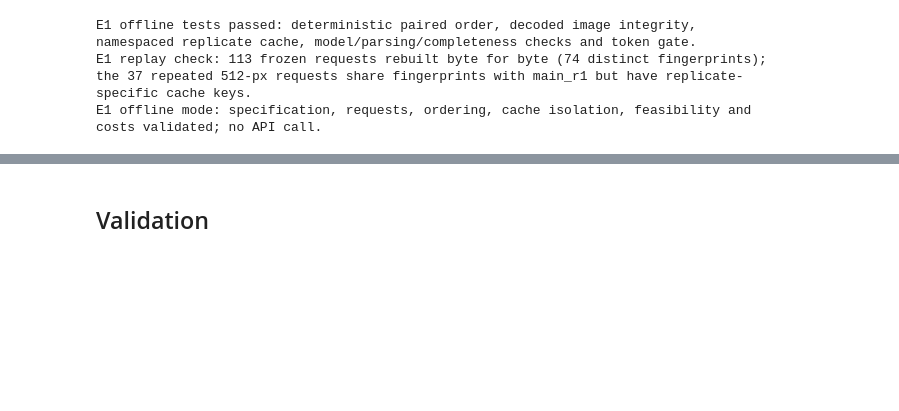
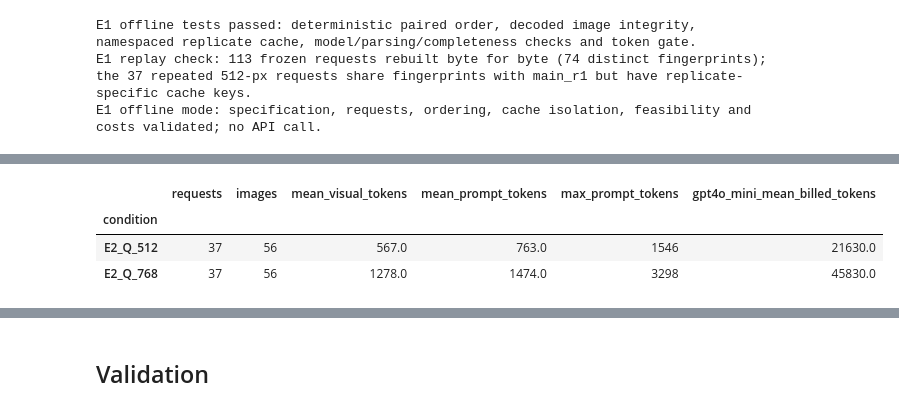
Before and after one commit to ROUSenghak/Multimodal-Document-Intelligence, a Jupyter notebook: notebooks/02_question_answering.ipynb, the cells around one changed output, grey strips where cells are left out. Drawn from its saved outputs; the diff is of its cells as text; code cells hidden in the pictures; blank space fills up the shorter version.

```diff
--- a/notebooks/02_question_answering.ipynb
+++ b/notebooks/02_question_answering.ipynb
@@ -1677,0 +2011,76 @@ E1 offline mode: specification, requests, ordering, cache isolation, feasibility
+# %%
+# Prompt token ids, computed exactly offline. Qwen3VLProcessor renders the chat template, then replaces each <|image_pad|>
+# by as many pads as the image has visual tokens. A provider running the shipped processor reports this count as prompt_tokens.
+def ids_sha256(ids):
+    return hashlib.sha256(json.dumps([int(i) for i in ids]).encode()).hexdigest()
+
+
+def qwen_prompt(messages, grids):
+    text = qwen_tokenizer.apply_chat_template(messages, tokenize=False, add_generation_prompt=True)
+    pieces = text.split(IMAGE_PAD)
+    assert len(pieces) == len(grids) + 1, "one image slot per image"
+    expanded = pieces[0] + "".join(IMAGE_PAD * visual_tokens(grid) + piece for grid, piece in zip(grids, pieces[1:]))
+    return text, qwen_tokenizer(expanded, add_special_tokens=False)["input_ids"]
+
+
+smoke_request = e2_requests[(E2_EXECUTION["technical_smoke_qid"], "E2_Q_768")]
+smoke_text, _ = qwen_prompt(smoke_request["messages"], [qwen_grid(*size) for size in smoke_request["image_dimensions"]])
+print("Rendered Qwen prompt of the smoke request (system prompt elided; each image is one <|image_pad|> before expansion):")
+print(smoke_text.replace(IMAGE_SYSTEM_PROMPT, "<frozen E1 image system prompt>"))
+
+gpt_tokens = {(r["qid"], r["condition"]): r["prompt_tokens"] for r in frozen_e1_main.values()}
+plan_rows = []
+for (qid, name), request in e2_requests.items():
+    grids = [qwen_grid(*size) for size in request["image_dimensions"]]
+    text, ids = qwen_prompt(request["messages"], grids)
+    assert ids.count(QWEN_IDS["image_pad"]) == sum(map(visual_tokens, grids))
+    assert ids.count(QWEN_IDS["vision_start"]) == ids.count(QWEN_IDS["vision_end"]) == len(grids)
+    request["expected"] = {"grids": grids, "visual_tokens": [visual_tokens(g) for g in grids], "prompt_tokens": len(ids),
+                           "prompt_ids_sha256": ids_sha256(ids), "rendered_prompt_sha256": hashlib.sha256(text.encode()).hexdigest()}
+    plan_rows.append({"qid": qid, "condition": name, "doc_id": request["doc_id"], "pages": len(grids),
+                      "supplied_pages": json.dumps(request["supplied_pages"]), "image_sha256": json.dumps(request["image_sha256"]),
+                      "image_dimensions": json.dumps(request["image_dimensions"]), "qwen_grids": json.dumps(grids),
+                      "qwen_visual_tokens": sum(map(visual_tokens, grids)), "qwen_prompt_tokens": len(ids),
+                      "qwen_prompt_ids_sha256": ids_sha256(ids), "e1_fingerprint": request["e1_fingerprint"],
+                      "gpt4o_mini_billed_prompt_tokens": gpt_tokens[(qid, E2_CONDITIONS[name]["e1_condition"])]})
+e2_request_plan = pd.DataFrame(plan_rows)
+e2_request_plan.to_csv(E2_PROCESSED_DIR / "request_plan.csv", index=False)
+
+# Context feasibility and the prompt-token tolerance used to check the provider's accounting (spec preprocessing.provider_check).
+max_prompt = int(e2_request_plan["qwen_prompt_tokens"].max())
+assert max_prompt + E2_PARAMETERS["max_tokens"] <= E2_MODEL["context_window_tokens"] == QWEN_CONFIG["text_config"]["max_position_embeddings"] == E2_ENDPOINT["context_length"]
+
+
+def prompt_token_tolerance(expected):
+    return max(16, 0.02 * expected)
+
+
+# A provider that downscaled pages would report fewer prompt tokens. The tolerance separates "same resize rule, small template
+# differences" from "different visual resolution": halving the area of one 768-px page removes about 370-520 visual tokens.
+assert all(prompt_token_tolerance(r["expected"]["prompt_tokens"]) < min(r["expected"]["visual_tokens"]) / 2 for r in e2_requests.values())
+display(e2_request_plan.groupby("condition").agg(
+    requests=("qid", "size"), images=("pages", "sum"), mean_visual_tokens=("qwen_visual_tokens", "mean"),
+    mean_prompt_tokens=("qwen_prompt_tokens", "mean"), max_prompt_tokens=("qwen_prompt_tokens", "max"),
+    gpt4o_mini_mean_billed_tokens=("gpt4o_mini_billed_prompt_tokens", "mean")).round(0))
+print(f"Context: largest request {max_prompt:,} expected prompt tokens + 400 output tokens of {E2_MODEL['context_window_tokens']:,}. "
+      f"Prompt-token tolerance per reply: max(16, 2%) = {prompt_token_tolerance(max_prompt):.0f} tokens at most, always below half of "
+      "the smallest page's visual tokens, so a halved page resolution would be detected.")
+
+e2_design = {
+    "spec_id": E2_SPEC["spec_id"], "spec_sha256": E2_SPEC_SHA256, "spec_status": E2_SPEC["status"],
+    "generated_at": datetime.now(timezone.utc).isoformat(timespec="seconds"),
+    "api": {k: E2_MODEL[k] for k in ("provider_api", "base_url", "model_slug", "provider_routing", "endpoint_checked_2026_11_22")},
+    "reference_open_weights": E2_REFERENCE, "what_cannot_be_verified": E2_MODEL["what_cannot_be_verified"],
+    "processor": {"patch_size": QWEN_PATCH, "merge_size": QWEN_MERGE, "min_pixels": QWEN_MIN_PIXELS, "max_pixels": QWEN_MAX_PIXELS,
+                  "offline_backend": type(pil_processor).__name__, "transformers_offline": transformers.__version__},
+    "request_parameters": E2_PARAMETERS, "comparator_run_id": E2_SPEC["comparator"]["run_id"],
+    "questions": len(E2_QIDS), "qids": E2_QIDS, "pilot_qids": E2_EXECUTION["pilot_qids"],
+    "visual_reading_qids": E2_POPULATION["visual_reading_subgroup_qids"], "documents": E2_POPULATION["documents"],
+    "requests": len(e2_requests), "max_prompt_tokens": max_prompt,
+    "images_resampled_by_rounding": {c: int(g["resampled"].sum()) for c, g in shapes.groupby("condition")},
+    "distinct_images": {c: int(len(g)) for c, g in shapes.groupby("condition")},
+    "prompt_token_tolerance": "max(16, 0.02 x expected)", "decision_rule": E2_SPEC["decision_rule"],
+    "planned_generations": {mode: spec["generations"] for mode, spec in E2_EXECUTION["modes"].items()},
+}
+_ = (E2_PROCESSED_DIR / "design.json").write_text(json.dumps(e2_design, indent=2))
+# %% [output]
@@ -1677,0 +2095,4 @@ E1 offline mode: specification, requests, ordering, cache isolation, feasibility
+|  | requests | images | mean_visual_tokens | mean_prompt_tokens | max_prompt_tokens | gpt4o_mini_mean_billed_tokens |
+| condition |  |  |  |  |  |  |
+| E2_Q_512 | 37 | 56 | 567.0 | 763.0 | 1546 | 21630.0 |
+| E2_Q_768 | 37 | 56 | 1278.0 | 1474.0 | 3298 | 45830.0 |
```
Also changed, not shown: parts of 15 cells of this notebook, 6 other files.
